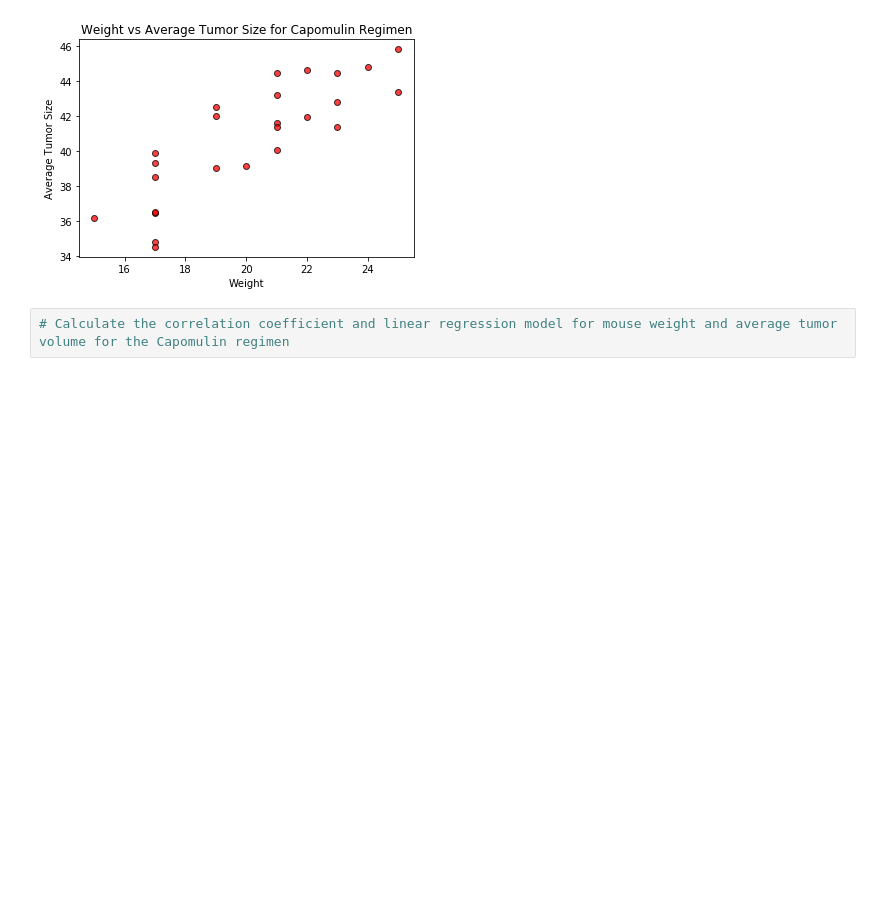
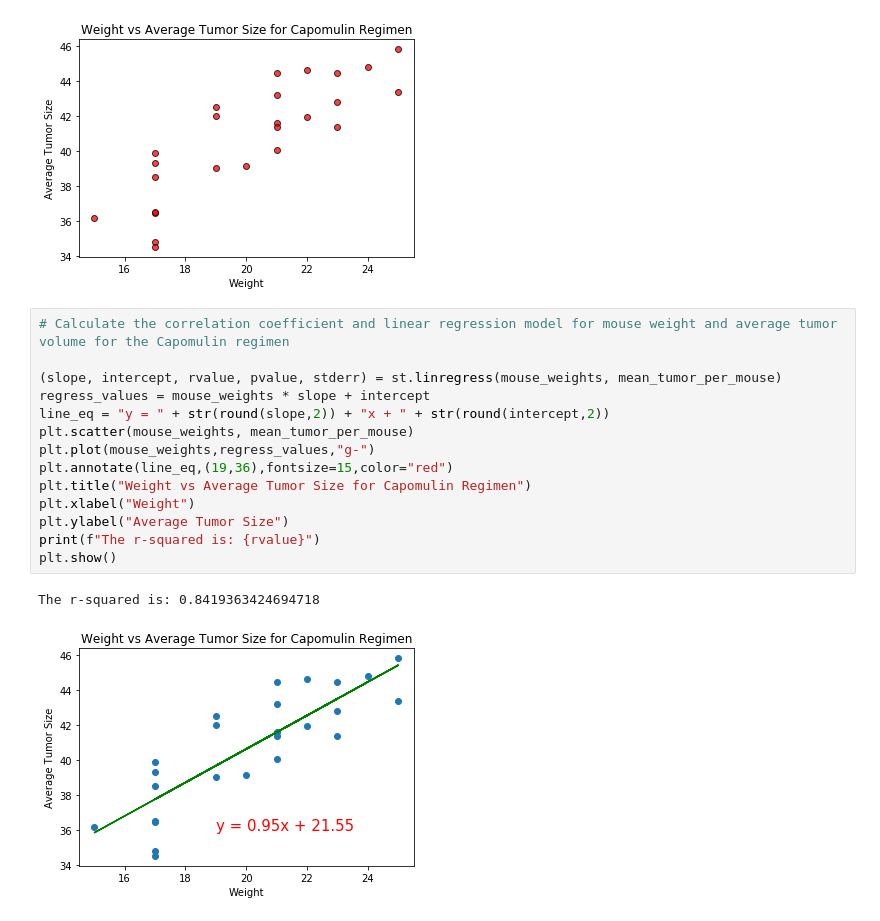
Before and after one commit to Tbwheeler94/Pymaceuticals-Challenge, a Jupyter notebook: Pymaceuticals-Challenge/Pymaceuticals_Challenge_Script.ipynb, the cells around one changed output. Cells and saved outputs as stored; diff of their text form; blank space fills up the shorter version.

```diff
--- a/Pymaceuticals-Challenge/Pymaceuticals_Challenge_Script.ipynb
+++ b/Pymaceuticals-Challenge/Pymaceuticals_Challenge_Script.ipynb
@@ -265,5 +265,20 @@ plt.ylabel("Average Tumor Size")
 # %% [output]
 Text(0, 0.5, 'Average Tumor Size')
 [figure]
-# %%
-# Calculate the correlation coefficient and linear regression model for mouse weight and average tumor volume for the Capomulin regimen
+# %%
+# Calculate the correlation coefficient and linear regression model for mouse weight and average tumor volume for the Capomulin regimen
+
+(slope, intercept, rvalue, pvalue, stderr) = st.linregress(mouse_weights, mean_tumor_per_mouse)
+regress_values = mouse_weights * slope + intercept
+line_eq = "y = " + str(round(slope,2)) + "x + " + str(round(intercept,2))
+plt.scatter(mouse_weights, mean_tumor_per_mouse)
+plt.plot(mouse_weights,regress_values,"g-")
+plt.annotate(line_eq,(19,36),fontsize=15,color="red")
+plt.title("Weight vs Average Tumor Size for Capomulin Regimen")
+plt.xlabel("Weight")
+plt.ylabel("Average Tumor Size")
+print(f"The r-squared is: {rvalue}")
+plt.show()
+# %% [output]
+The r-squared is: 0.8419363424694718
+[figure, added]
```
